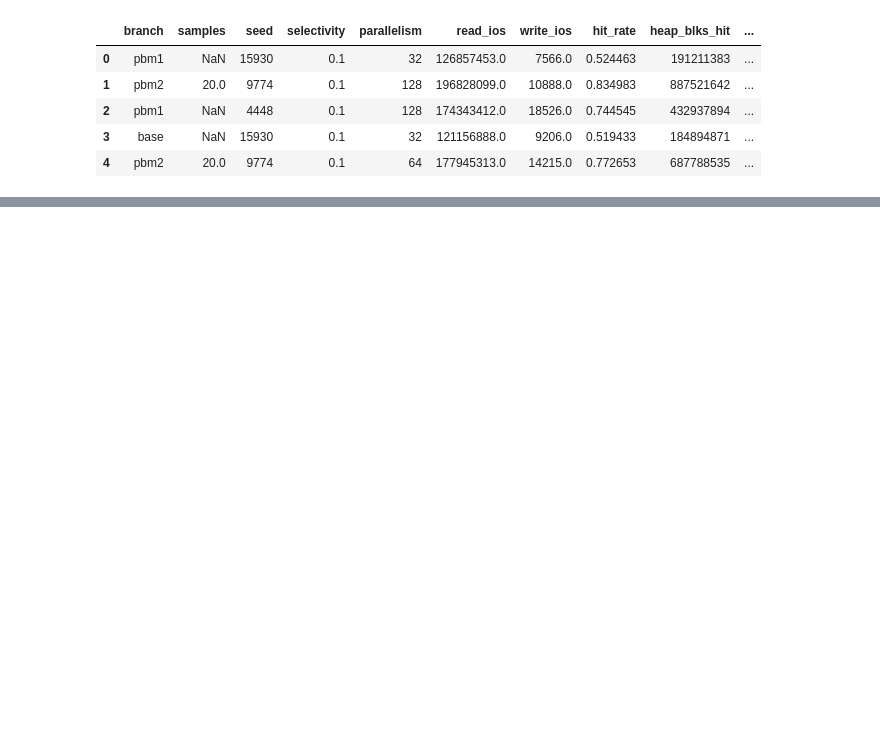
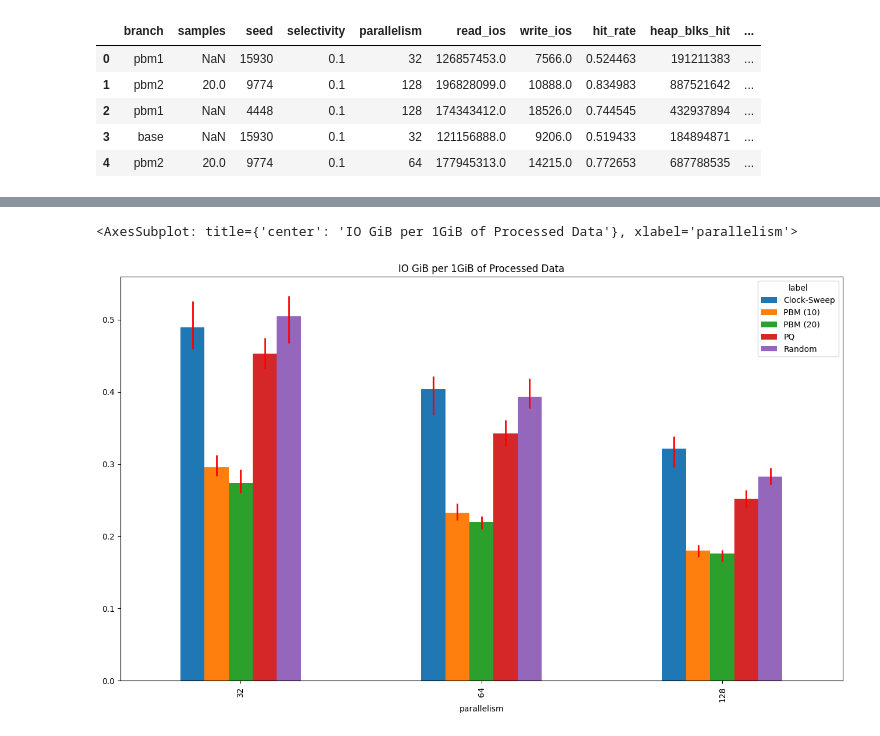
Before and after one commit to serene-lamport/postgresql-test-scripts, a Jupyter notebook: stacked.ipynb, the cells around one changed output, grey strips where cells are left out. Cells and saved outputs as stored; diff of their text form; code cells hidden in the pictures; blank space fills up the shorter version.

```diff
--- a/stacked.ipynb
+++ b/stacked.ipynb
@@ -76,0 +80,9 @@ dtype: int8
+# %%
+pivot_table_kwargs = {}
+pivot_table_kwargs['columns'] = 'label'
+pivot_table_kwargs['index'] = 'parallelism'
+pivot_table_kwargs['values'] = 'io_per_blk'
+
+tmean = pd.pivot_table(df, **pivot_table_kwargs, aggfunc='mean')
+tmin = pd.pivot_table(df, **pivot_table_kwargs, aggfunc='min')
+tmax = pd.pivot_table(df, **pivot_table_kwargs, aggfunc='max')
@@ -76,0 +97,20 @@ dtype: int8
+# %%
+def calc_error_bars(tmean: pd.DataFrame, tmin: pd.DataFrame, tmax: pd.DataFrame) -> pd.DataFrame:
+    tpos_err = tmax - tmean
+    tneg_err = tmean - tmin
+    err = [[tneg_err[c], tpos_err[c]] for c in tmean]
+
+    return err
+
+err = calc_error_bars(tmean, tmin, tmax)
+
+tmean.plot(
+    kind='bar',
+    figsize=(16,9),
+    title='IO GiB per 1GiB of Processed Data',
+    yerr=err,
+    error_kw=dict(elinewidth=2, ecolor='red')
+)
+# %% [output]
+<AxesSubplot: title={'center': 'IO GiB per 1GiB of Processed Data'}, xlabel='parallelism'>
+[figure, added]
```
Also changed, not shown: parts of 4 cells of this notebook, 5 other files.
